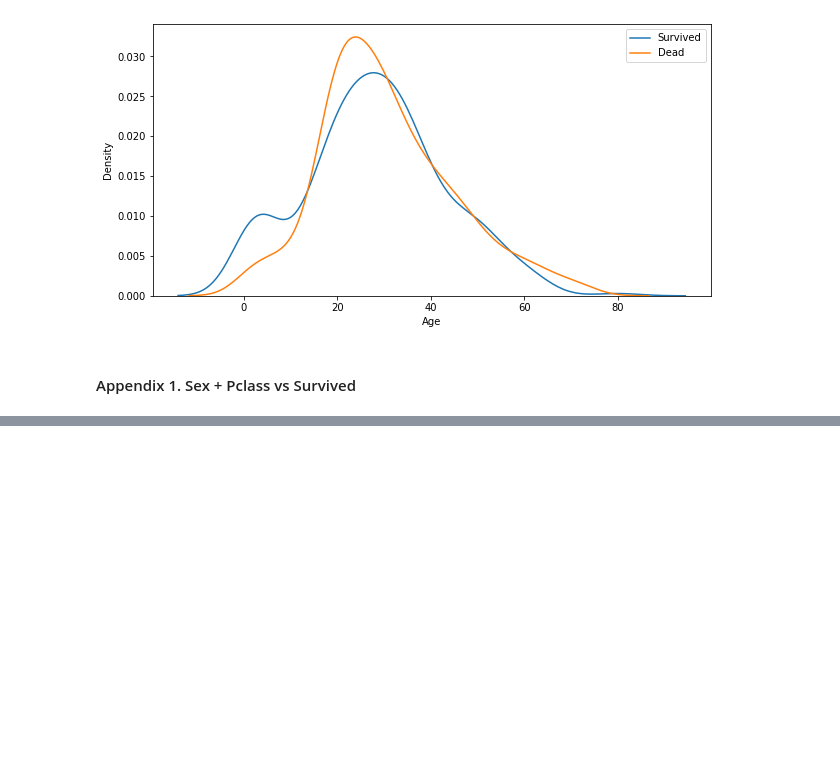
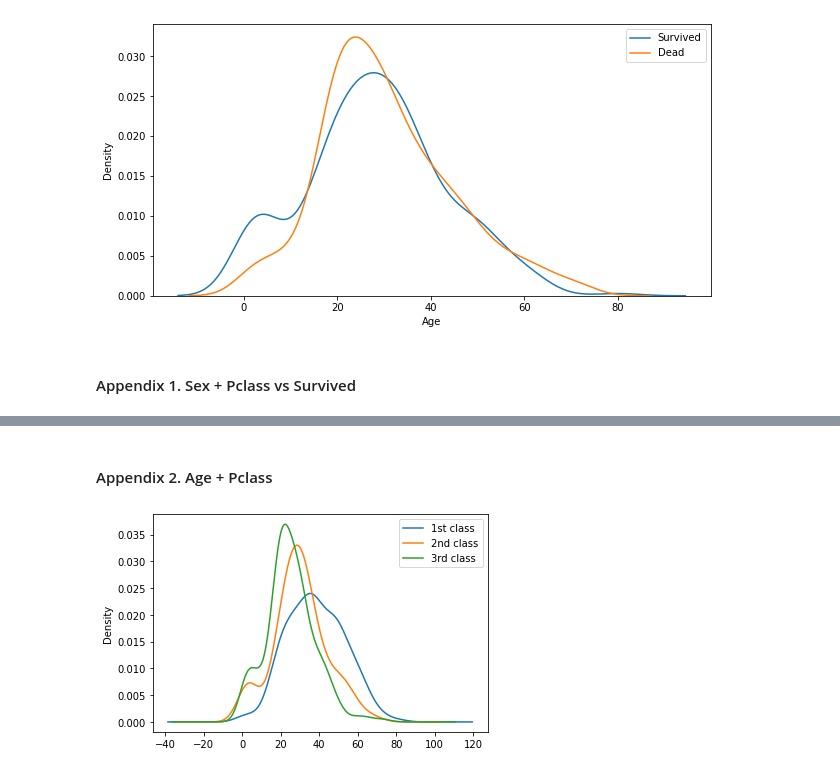
Before and after one commit to JitHoon/cnuai, a Jupyter notebook: augustEducation/EDA_titanic/week5_EDA_titanic.ipynb, the cells around one changed output, grey strips where cells are left out. Cells and saved outputs as stored; diff of their text form; code cells hidden in the pictures; blank space fills up the shorter version.

```diff
--- a/augustEducation/EDA_titanic/week5_EDA_titanic.ipynb
+++ b/augustEducation/EDA_titanic/week5_EDA_titanic.ipynb
@@ -241,0 +244,13 @@ plt.show()
+# %% [markdown]
+#### Appendix 2. Age + Pclass
+# %%
+# Age gragh with Pclass
+
+titanic_df['Age'][titanic_df.Pclass == 1].plot(kind='kde')
+titanic_df['Age'][titanic_df.Pclass == 2].plot(kind='kde')
+titanic_df['Age'][titanic_df.Pclass == 3].plot(kind='kde')
+
+plt.legend(['1st class', '2nd class', '3rd class'])
+plt.show()
+# %% [output]
+[figure, added]
```
Also changed, not shown: parts of 2 cells of this notebook, 1 other file.
